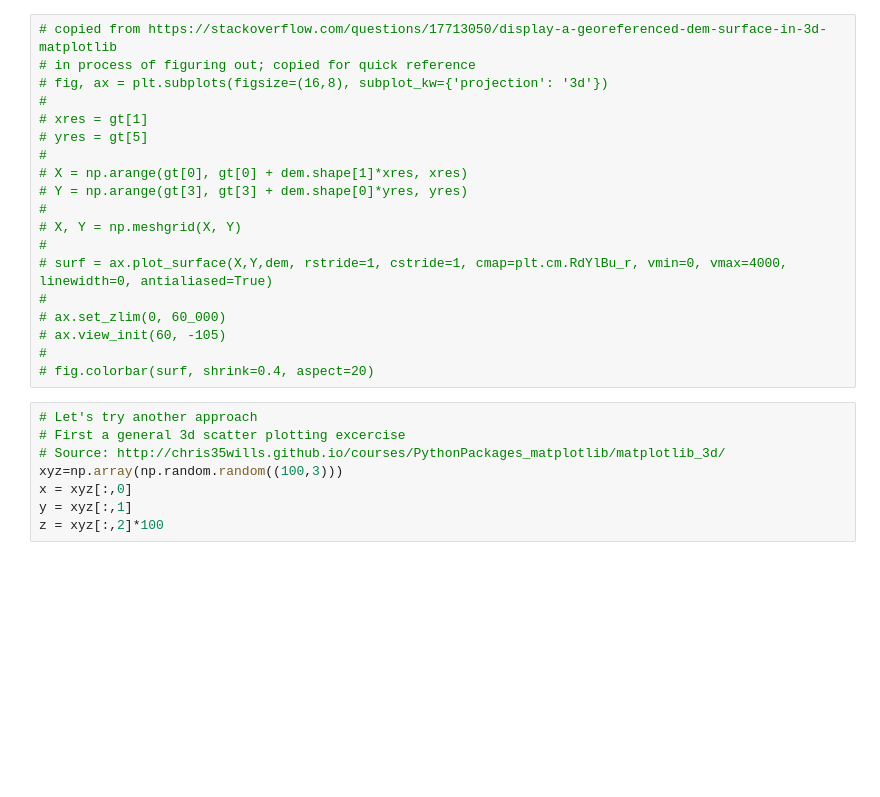
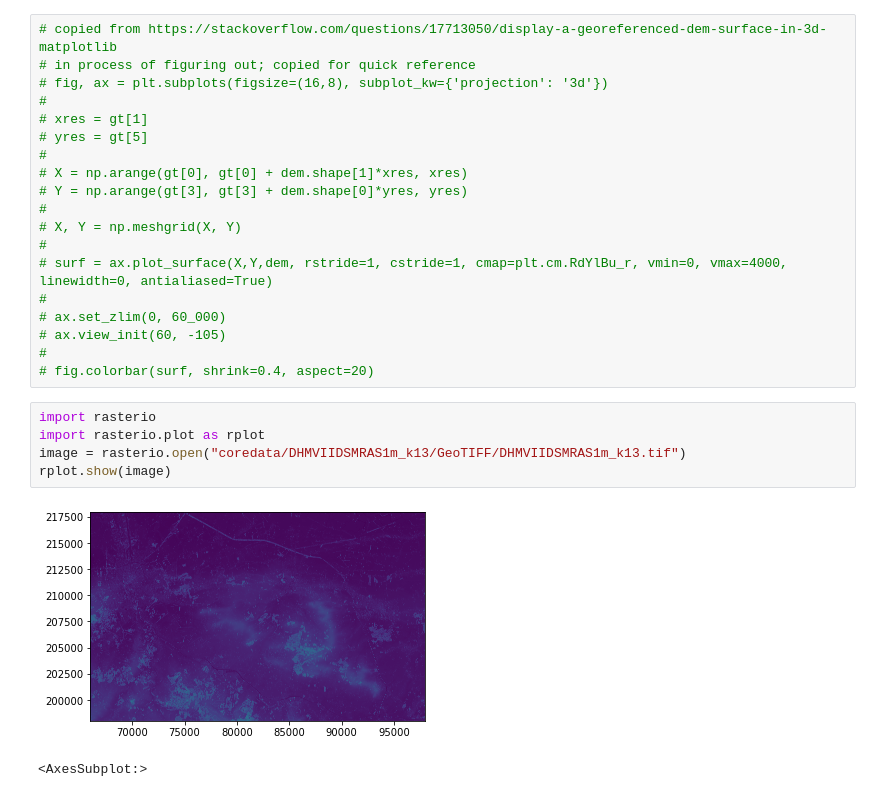
Before and after one commit to nachtvlinder/SeeMyHouse, a Jupyter notebook: GeoData.ipynb, the cells around one changed output. Drawn from its saved outputs; the diff is of its cells as text; blank space fills up the shorter version.

```diff
--- a/GeoData.ipynb
+++ b/GeoData.ipynb
@@ -58,11 +57,11 @@ AttributeError: 'numpy.ndarray' object has no attribute 'head'
 # ax.view_init(60, -105)
 #
 # fig.colorbar(surf, shrink=0.4, aspect=20)
-# %%
-# Let's try another approach
-# First a general 3d scatter plotting excercise
-# Source: http://chris35wills.github.io/courses/PythonPackages_matplotlib/matplotlib_3d/
-xyz=np.array(np.random.random((100,3)))
-x = xyz[:,0]
-y = xyz[:,1]
-z = xyz[:,2]*100
+# %%
+import rasterio
+import rasterio.plot as rplot
+image = rasterio.open("coredata/DHMVIIDSMRAS1m_k13/GeoTIFF/DHMVIIDSMRAS1m_k13.tif")
+rplot.show(image)
+# %% [output]
+[figure, added]
+<AxesSubplot:>
```
Also changed, not shown: parts of 3 cells of this notebook, 2 other files.
